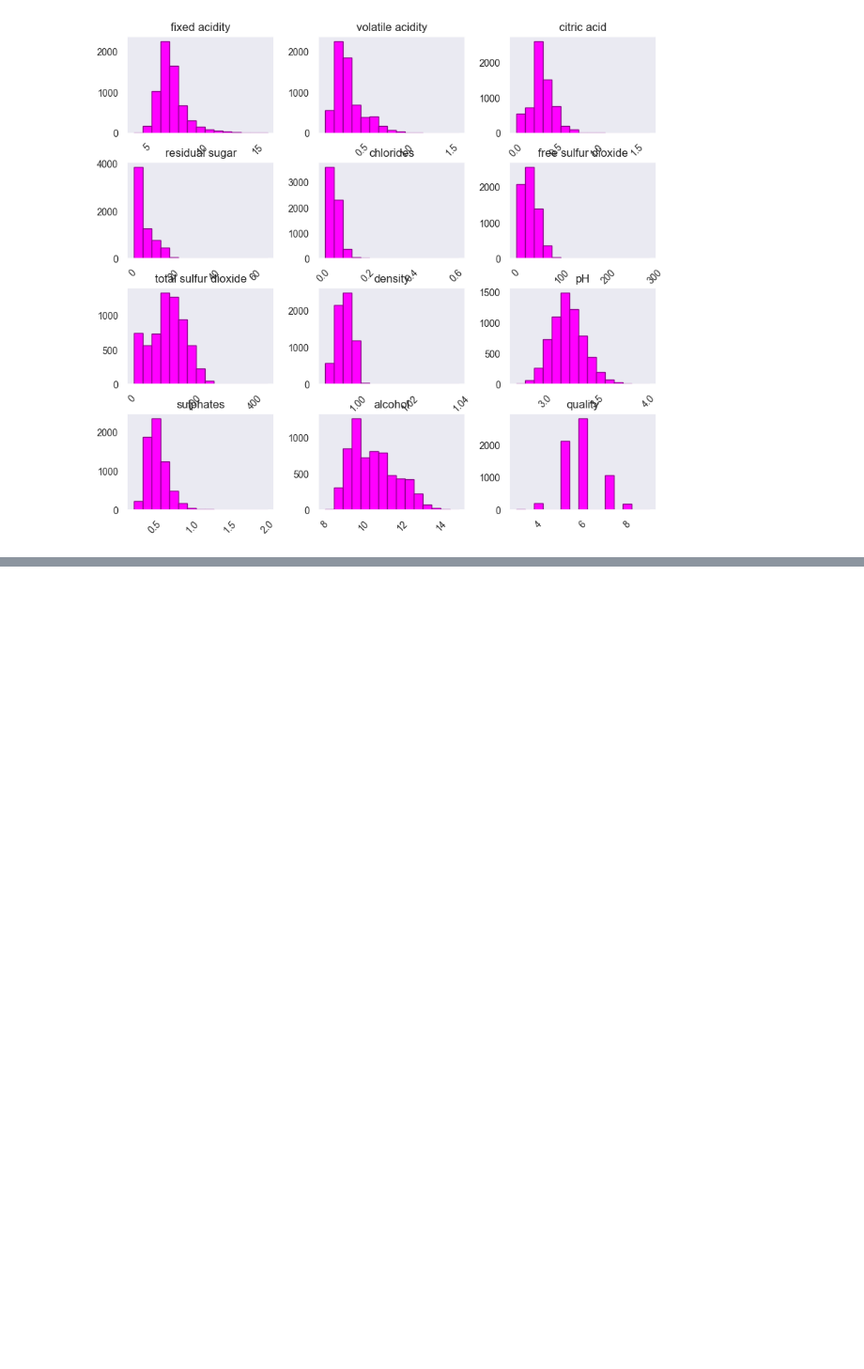
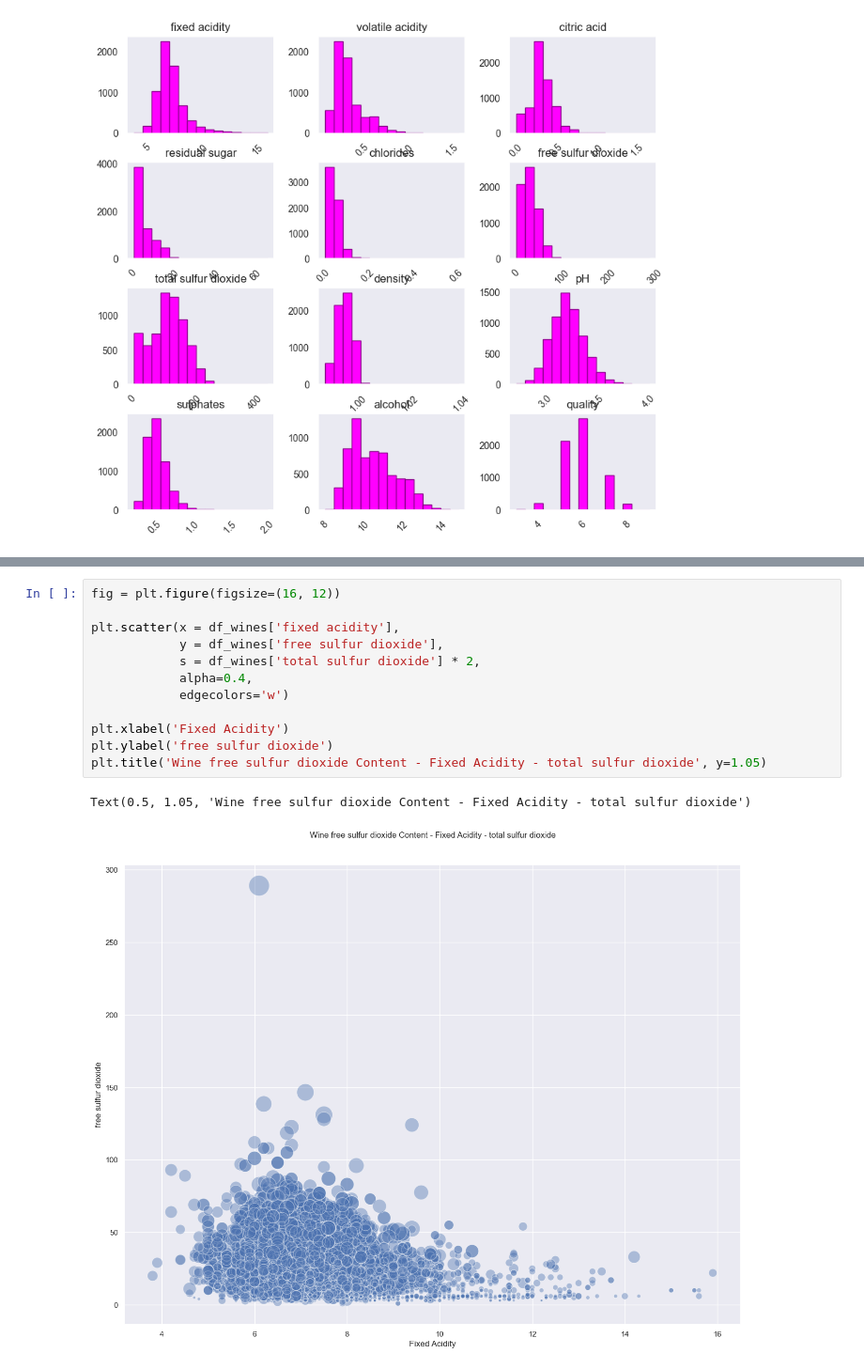
Before and after one commit to JessicaHora/Eda_wine_quality, a Jupyter notebook: Wine_quality.ipynb, the cells around one changed output, grey strips where cells are left out. Shown at 94% size. Saved outputs shown, nothing was run; the diff lists cells and outputs as text; blank space fills up the shorter version.

```diff
--- a/Wine_quality.ipynb
+++ b/Wine_quality.ipynb
@@ -299,0 +336,15 @@ AttributeError: module 'matplotlib' has no attribute 'subplots'
+# %%
+fig = plt.figure(figsize=(16, 12))
+
+plt.scatter(x = df_wines['fixed acidity'],
+            y = df_wines['free sulfur dioxide'],
+            s = df_wines['total sulfur dioxide'] * 2,
+            alpha=0.4,
+            edgecolors='w')
+
+plt.xlabel('Fixed Acidity')
+plt.ylabel('free sulfur dioxide')
+plt.title('Wine free sulfur dioxide Content - Fixed Acidity - total sulfur dioxide', y=1.05)
+# %% [output]
+Text(0.5, 1.05, 'Wine free sulfur dioxide Content - Fixed Acidity - total sulfur dioxide')
+[figure, added]
```
Also changed, not shown: parts of 27 cells of this notebook.
